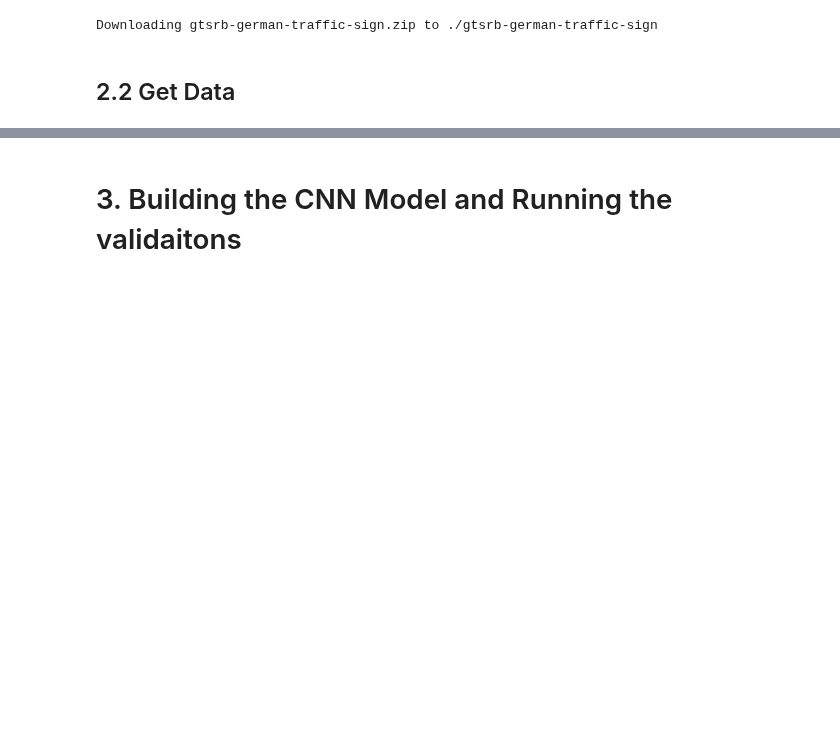
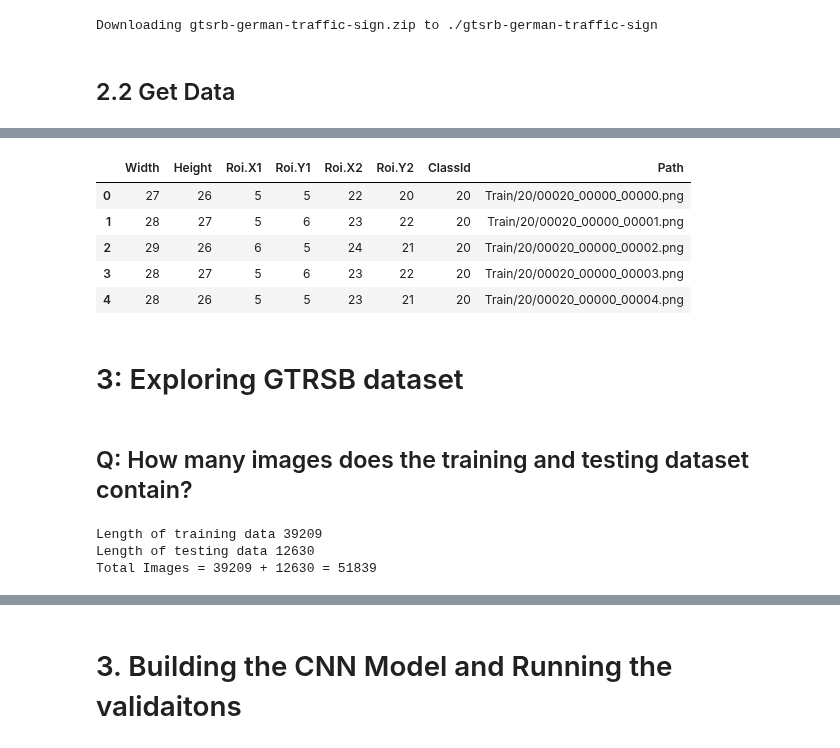
Before and after one commit to IanEspinoso/mock_mr_ganger, a Jupyter notebook: GTRSB - CNN (TensorFlow).ipynb, the cells around one changed output, grey strips where cells are left out. Cells and saved outputs as stored; diff of their text form; code cells hidden in the pictures; blank space fills up the shorter version.

```diff
--- a/GTRSB - CNN (TensorFlow).ipynb
+++ b/GTRSB - CNN (TensorFlow).ipynb
@@ -57,2 +88,21 @@ df1.head()
 # %%
-df2.head()
+train_data.head()
+# %% [output]
+|  | Width | Height | Roi.X1 | Roi.Y1 | Roi.X2 | Roi.Y2 | ClassId | Path |
+| 0 | 27 | 26 | 5 | 5 | 22 | 20 | 20 | Train/20/00020_00000_00000.png |
+| 1 | 28 | 27 | 5 | 6 | 23 | 22 | 20 | Train/20/00020_00000_00001.png |
+| 2 | 29 | 26 | 6 | 5 | 24 | 21 | 20 | Train/20/00020_00000_00002.png |
+| 3 | 28 | 27 | 5 | 6 | 23 | 22 | 20 | Train/20/00020_00000_00003.png |
+| 4 | 28 | 26 | 5 | 5 | 23 | 21 | 20 | Train/20/00020_00000_00004.png |
+# %% [markdown]
+# 3: Exploring GTRSB dataset
+# %% [markdown]
+## Q: How many images does the training and testing dataset contain?
+# %%
+print('Length of training data', len(train_data))
+print('Length of testing data',len(test_data))
+print(f'Total Images = {len(train_data)} + {len(test_data)} = {len(train_data) + len(test_data)}')
+# %% [output]
+Length of training data 39209
+Length of testing data 12630
+Total Images = 39209 + 12630 = 51839
```
Also changed, not shown: parts of 21 cells of this notebook.
